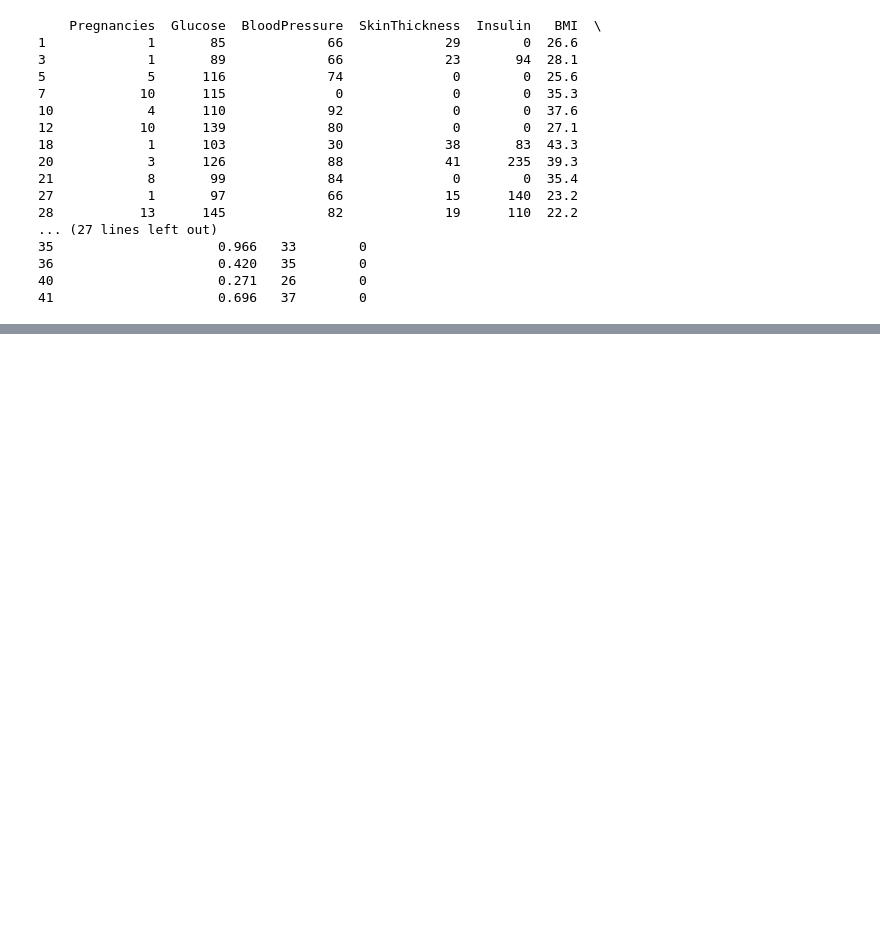
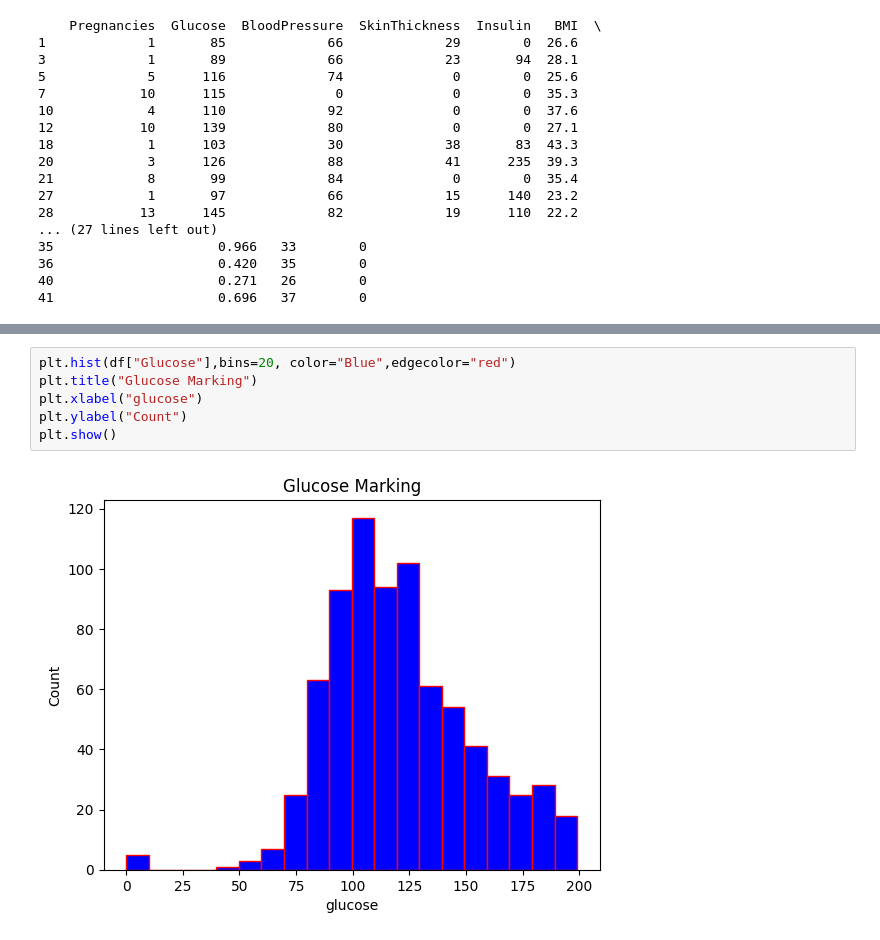
Before and after one commit to Matul-Hossain/Diabetis-prediction, a Jupyter notebook: Diabetes_prediction.ipynb, the cells around one changed output, grey strips where cells are left out. Drawn from its saved outputs; the diff is of its cells as text; blank space fills up the shorter version.

```diff
--- a/Diabetes_prediction.ipynb
+++ b/Diabetes_prediction.ipynb
@@ -198,0 +229,8 @@ print(df[df["Outcome"]==0].head(20))
+# %%
+plt.hist(df["Glucose"],bins=20, color="Blue",edgecolor="red")
+plt.title("Glucose Marking")
+plt.xlabel("glucose")
+plt.ylabel("Count")
+plt.show()
+# %% [output]
+[figure, added]
```
Also changed, not shown: parts of 6 cells of this notebook.
